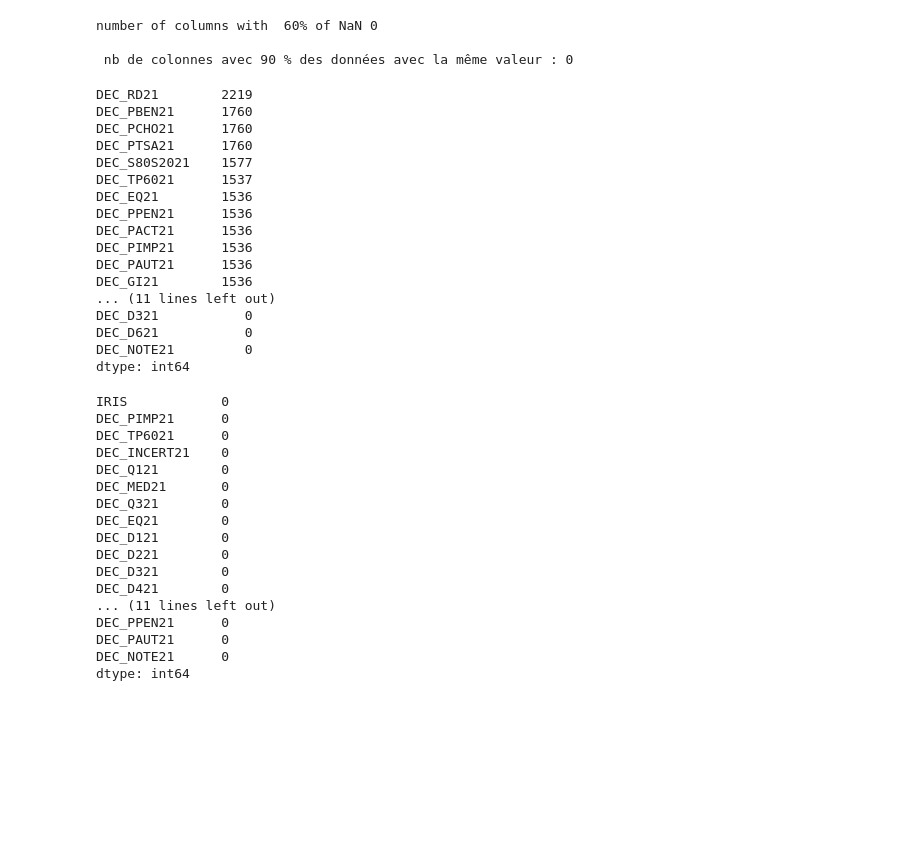
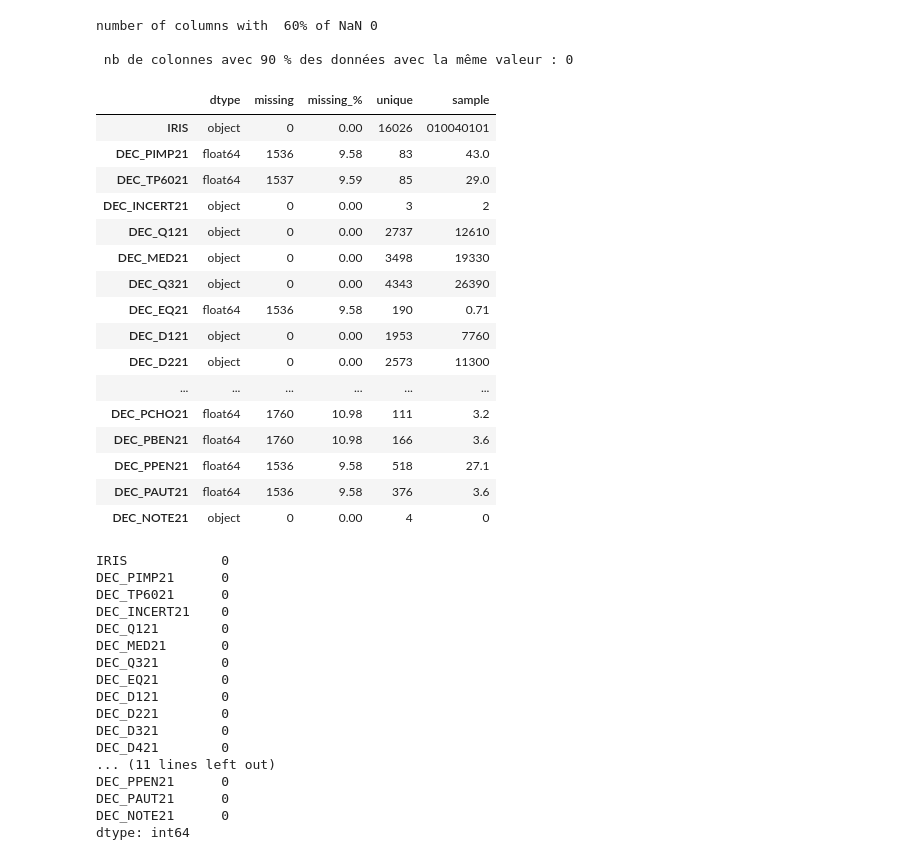
Before and after one commit to Bapt1st3/Iris-Income-Analysis, a Jupyter notebook: analye_dataset.ipynb, the cells around one changed output. Saved outputs shown, nothing was run; the diff lists cells and outputs as text; code cells hidden in the pictures; blank space fills up the shorter version.

```diff
--- a/analye_dataset.ipynb
+++ b/analye_dataset.ipynb
@@ -41,29 +123,35 @@ number of columns with  60% of NaN 0
 
  nb de colonnes avec 90 % des données avec la même valeur : 0
 # %%
-pdu.audit(df)
+def audit(df):
+    return pd.DataFrame({
+        "dtype": df.dtypes,
+        "missing": df.isna().sum(),
+        "missing_%": (df.isna().mean() * 100).round(2),
+        "unique": df.nunique(),
+        "sample": df.iloc[0]
+    })
+
+
+audit(df)
+# %% [output]
+|  | dtype | missing | missing_% | unique | sample |
+| IRIS | object | 0 | 0.00 | 16026 | 010040101 |
+| DEC_PIMP21 | float64 | 1536 | 9.58 | 83 | 43.0 |
+| DEC_TP6021 | float64 | 1537 | 9.59 | 85 | 29.0 |
+| DEC_INCERT21 | object | 0 | 0.00 | 3 | 2 |
+| DEC_Q121 | object | 0 | 0.00 | 2737 | 12610 |
+| DEC_MED21 | object | 0 | 0.00 | 3498 | 19330 |
+| DEC_Q321 | object | 0 | 0.00 | 4343 | 26390 |
+| DEC_EQ21 | float64 | 1536 | 9.58 | 190 | 0.71 |
+| DEC_D121 | object | 0 | 0.00 | 1953 | 7760 |
+| DEC_D221 | object | 0 | 0.00 | 2573 | 11300 |
+| ... | ... | ... | ... | ... | ... |
+| DEC_PCHO21 | float64 | 1760 | 10.98 | 111 | 3.2 |
+| DEC_PBEN21 | float64 | 1760 | 10.98 | 166 | 3.6 |
+| DEC_PPEN21 | float64 | 1536 | 9.58 | 518 | 27.1 |
+| DEC_PAUT21 | float64 | 1536 | 9.58 | 376 | 3.6 |
+| DEC_NOTE21 | object | 0 | 0.00 | 4 | 0 |
-# %%
-# Count NA per column
-na_counts = df.isna().sum().sort_values(ascending=False)
-na_counts
-# %% [output]
-DEC_RD21        2219
-DEC_PBEN21      1760
-DEC_PCHO21      1760
-DEC_PTSA21      1760
-DEC_S80S2021    1577
-DEC_TP6021      1537
-DEC_EQ21        1536
-DEC_PPEN21      1536
-DEC_PACT21      1536
-DEC_PIMP21      1536
-DEC_PAUT21      1536
-DEC_GI21        1536
-... (11 lines left out)
-DEC_D321           0
-DEC_D621           0
-DEC_NOTE21         0
-dtype: int64
 # %%
 df = df.dropna()
 na_counts = df.isna().sum().sort_values(ascending=False)
```
Also changed, not shown: parts of 16 cells of this notebook, 1 other file.
